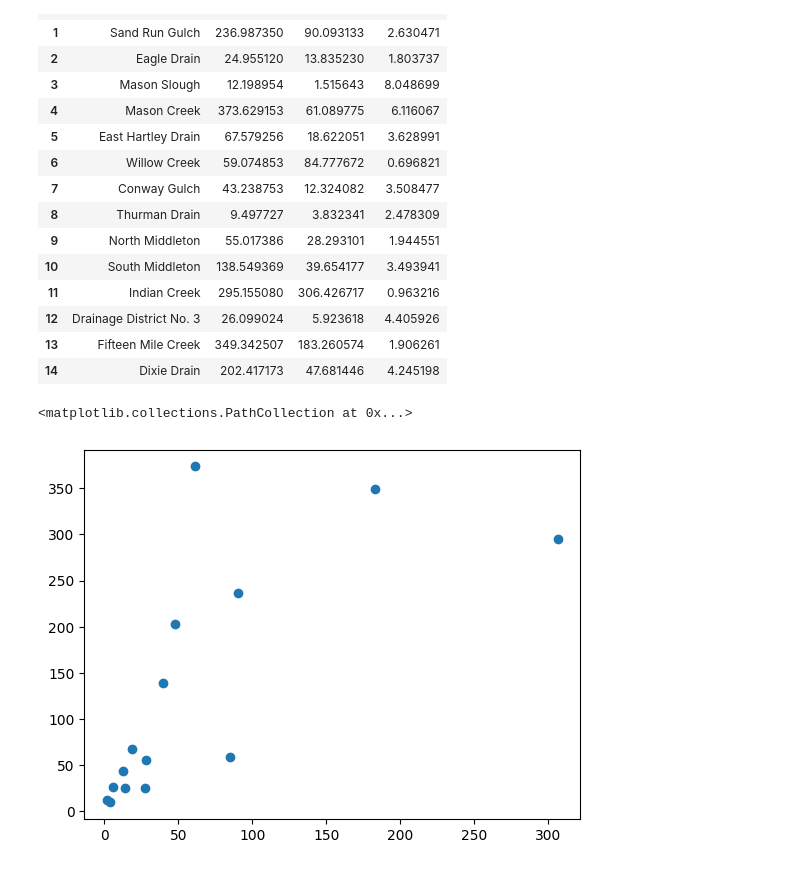
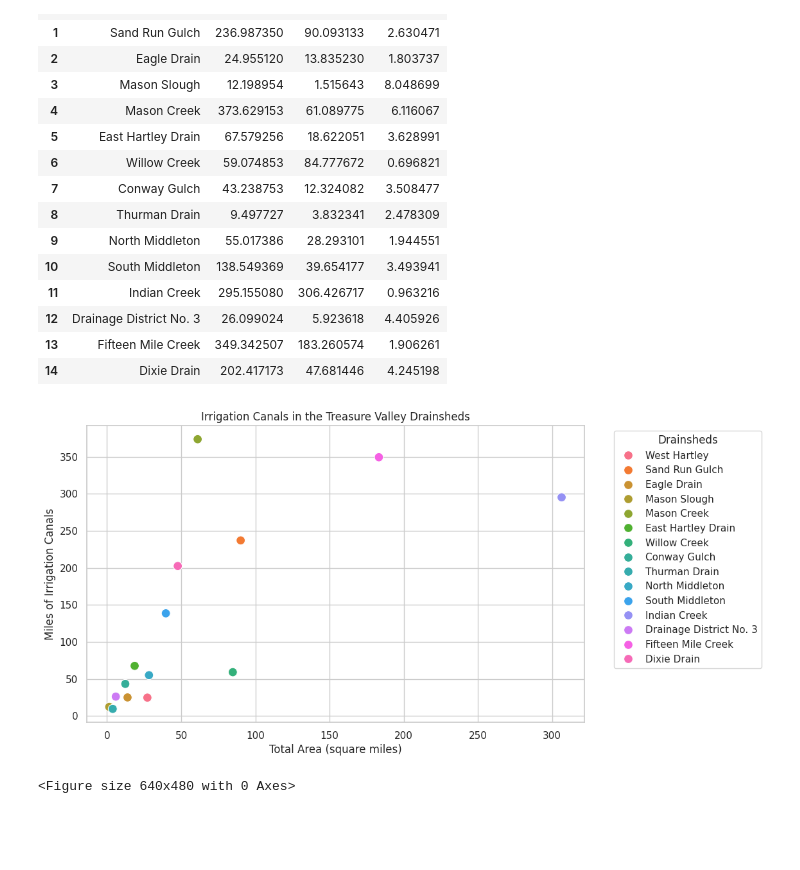
Before and after one commit to carlibeisel/Drains_Lower_Boise_River, a Jupyter notebook: *irrigation_mileage.ipynb, the cells around one changed output. Saved outputs shown, nothing was run; the diff lists cells and outputs as text; code cells hidden in the pictures; blank space fills up the shorter version.

Commit message:
added figure to summarize

```diff
--- a/*irrigation_mileage.ipynb
+++ b/*irrigation_mileage.ipynb
@@ -66,14 +66,27 @@ df['prop_scaled'] = (df['Proportion'] - mean_prop) / std_dev_prop ** 2
 
 df = df.reset_index(drop=True)
 df.to_csv('/content/drive/MyDrive/Data/Model Modifications/water_management_metric/irrigation_mileage_scaled.csv', index=False)
-# %%
-#----------------------------------#
-# Figure Comparing Drain Mileage   #
-#----------------------------------#
-
-df = pd.read_csv('/content/drive/MyDrive/Data/Model Modifications/water_management_metric/irrigation_mileage_scaled.csv')
-
-plt.scatter(x=df["Area (mi^2)"], y=df["Total Miles"])
-# %% [output]
-<matplotlib.collections.PathCollection at 0x...>
-[figure, removed]
+# %%
+#----------------------------------#
+# Figure Comparing Drain Mileage   #
+#----------------------------------#
+
+# reload created csv file
+df = pd.read_csv('/content/drive/MyDrive/Data/Model Modifications/water_management_metric/irrigation_mileage_scaled.csv')
+
+# create graph
+sns.set(style="whitegrid")
+plt.figure(figsize=(10, 6))
+sns.scatterplot(x=df["Area (mi^2)"], y=df["Total Miles"], hue=df['Drainage'], marker='o', data=df, s=100)  # Set marker size
+
+plt.title('Irrigation Canals in the Treasure Valley Drainsheds')
+plt.xlabel('Total Area (square miles)')
+plt.ylabel('Miles of Irrigation Canals')
+
+plt.legend(title='Drainsheds', bbox_to_anchor=(1.05, 1), loc='upper left')
+
+plt.show()
+plt.savefig('/content/drive/MyDrive/Carli Thesis/Figures/Model Figures/Irrigation_Canals_vs_Area_TV.png', bbox_inches='tight')
+# %% [output]
+[figure, added]
+<Figure size 640x480 with 0 Axes>
```
Also changed, not shown: parts of 2 cells of this notebook.
